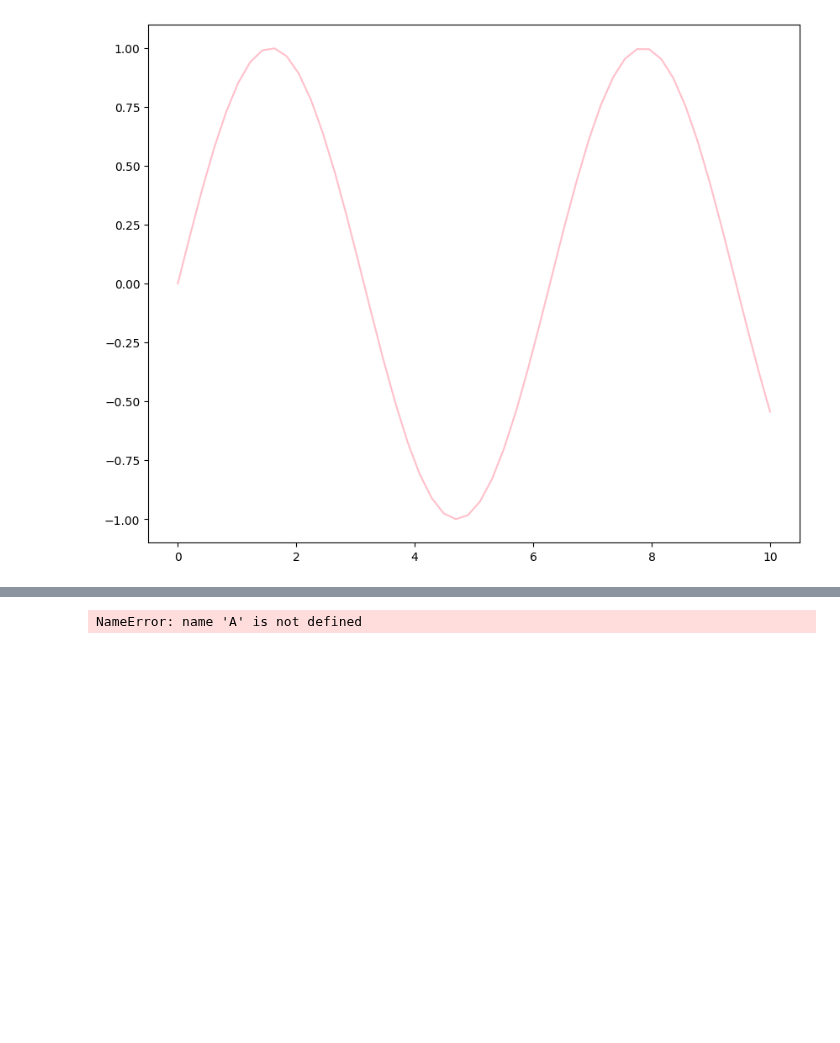
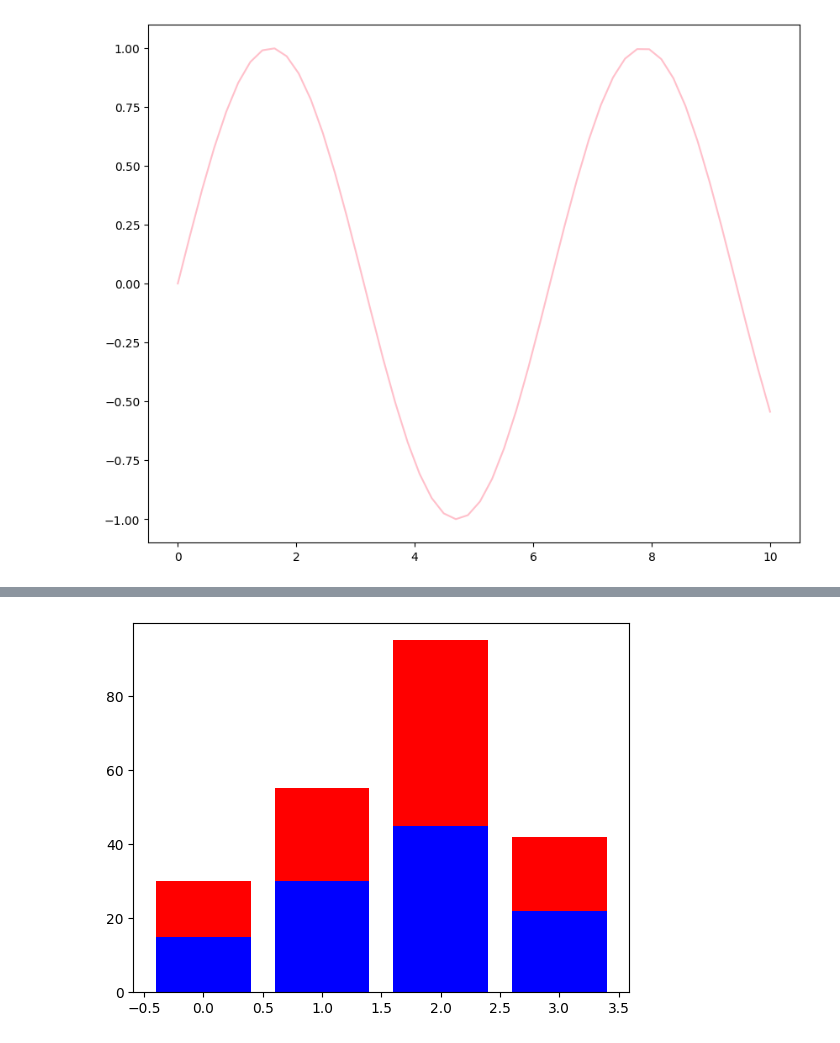
Before and after one commit to corpsedust/NareshIT, a Jupyter notebook: Self-practice(Tasks and IQ stuff)/Matplotlibpractice.ipynb, the cells around one changed output, grey strips where cells are left out. Cells and saved outputs as stored; diff of their text form; code cells hidden in the pictures; blank space fills up the shorter version.

```diff
--- a/Self-practice(Tasks and IQ stuff)/Matplotlibpractice.ipynb
+++ b/Self-practice(Tasks and IQ stuff)/Matplotlibpractice.ipynb
@@ -359,9 +359,10 @@ df.assign(x = x, y  = y, error = error)
 # %%
 a = [15,30,45,22]
 b = [15,25,50,20]
 
 z = range(4)
-plt.bar(z,A, color = "b")
-plt.bar(z,B, color = "r", bottom = A)
+plt.bar(z, a, color = "b")
+plt.bar(z, b, color = "r", bottom = a)
+plt.show()
 # %% [output]
-NameError: name 'A' is not defined
+[figure, added]
```
Also changed, not shown: parts of 11 cells of this notebook.
